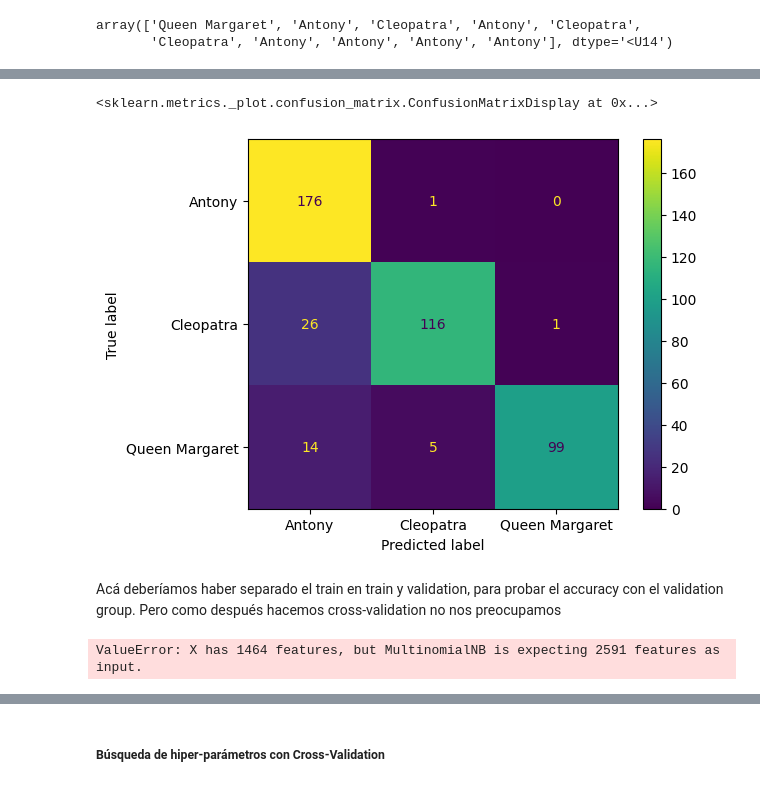
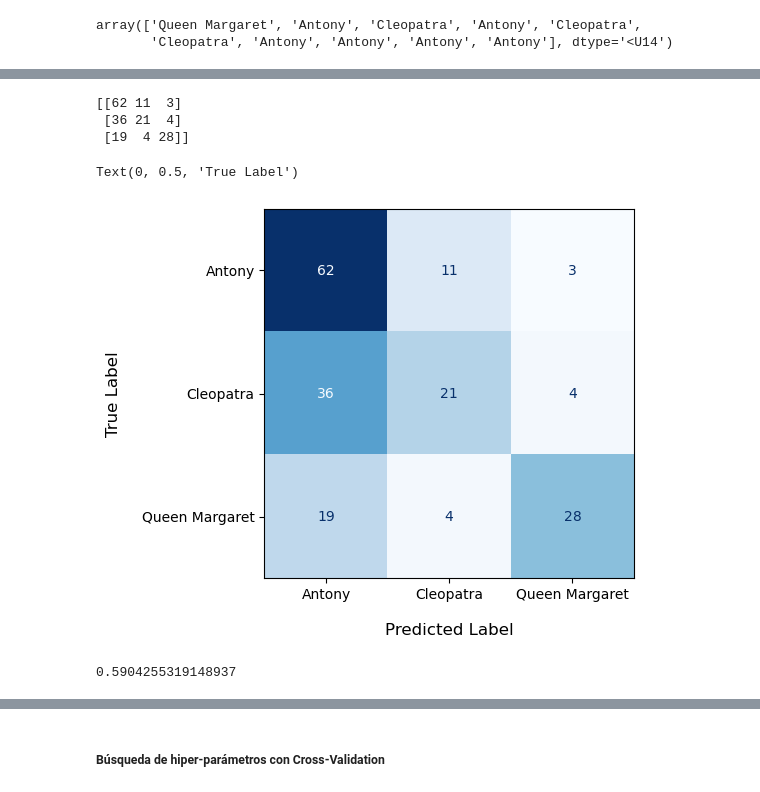
Before and after one commit to MariaEugenia/IntroCD, a Jupyter notebook: Tarea_2/shakespeare_tarea_2.ipynb, the cells around one changed output, grey strips where cells are left out. Cells and saved outputs as stored; diff of their text form; code cells hidden in the pictures.

```diff
--- a/Tarea_2/shakespeare_tarea_2.ipynb
+++ b/Tarea_2/shakespeare_tarea_2.ipynb
@@ -361,0 +422,27 @@ ax.legend()
+# %%
+
+count_vect = CountVectorizer(stop_words='english', ngram_range=(1,2))
+X_train_2 = count_vect.fit_transform(X_train)
+
+X_train2_tf = tf_idf.fit_transform(X_train_2)
+
+
+n_comp = range(3, 11)
+explained_variances = []
+
+for n_components in n_comp:
+    pca = PCA(n_components=n_components)
+    X_train2_red  = pca.fit_transform(X_train2_tf.toarray())
+    explained_variance = np.sum(pca.explained_variance_ratio_)
+    explained_variances.append(explained_variance)
+
+
+plt.figure(figsize=(10, 6))
+plt.plot(n_comp, explained_variances, marker='o')
+plt.xlabel('Número de Componentes Principales')
+plt.ylabel('Varianza Explicada Acumulada')
+plt.xticks(n_comp)
+ax = plt.gca()
+ax.spines['top'].set_visible(False)
+ax.spines['right'].set_visible(False)
+plt.show()
@@ -380,22 +475,21 @@ np.float64(0.8926940639269406)
+# %%
+conf_matrix = confusion_matrix(y_test, y_pred_test)
+print(conf_matrix)
+# %% [output]
+[[62 11  3]
+ [36 21  4]
+ [19  4 28]]
 # %%
 from sklearn.metrics import confusion_matrix
 
-cm_train = confusion_matrix(y_train, y_pred_train)
-disp = ConfusionMatrixDisplay(confusion_matrix=cm_train,
+cm_test = confusion_matrix(y_test, y_pred_test)
+disp = ConfusionMatrixDisplay(confusion_matrix=cm_test,
                               display_labels=bayes_clf.classes_)
-disp.plot()
+disp.plot(cmap='Blues', colorbar=False)
 # %% [output]
-<sklearn.metrics._plot.confusion_matrix.ConfusionMatrixDisplay at 0x...>
+Text(0, 0.5, 'True Label')
-[figure, old version]
+[figure, new version]
-# %% [markdown]
-Acá deberíamos haber separado el train en train y validation, para probar el accuracy con el validation group. Pero como después hacemos cross-validation no nos preocupamos
-# %%
-# TODO: Predecir para test y ver la matriz de confusión, y reportar accuracy
-
-# X_test_counts = ...
-# X_test_tfidf = ...
-# y_test_pred = ...
-X_test_counts = count_vect.transform(X_test)
-y_pred_test = bayes_clf.predict(X_test_counts)
-# %% [output]
-ValueError: X has 1464 features, but MultinomialNB is expecting 2591 features as input.
+# %%
+get_accuracy(y_test, y_pred_test)
+# %% [output]
+0.5904255319148937
```
Also changed, not shown: parts of 11 cells of this notebook.
